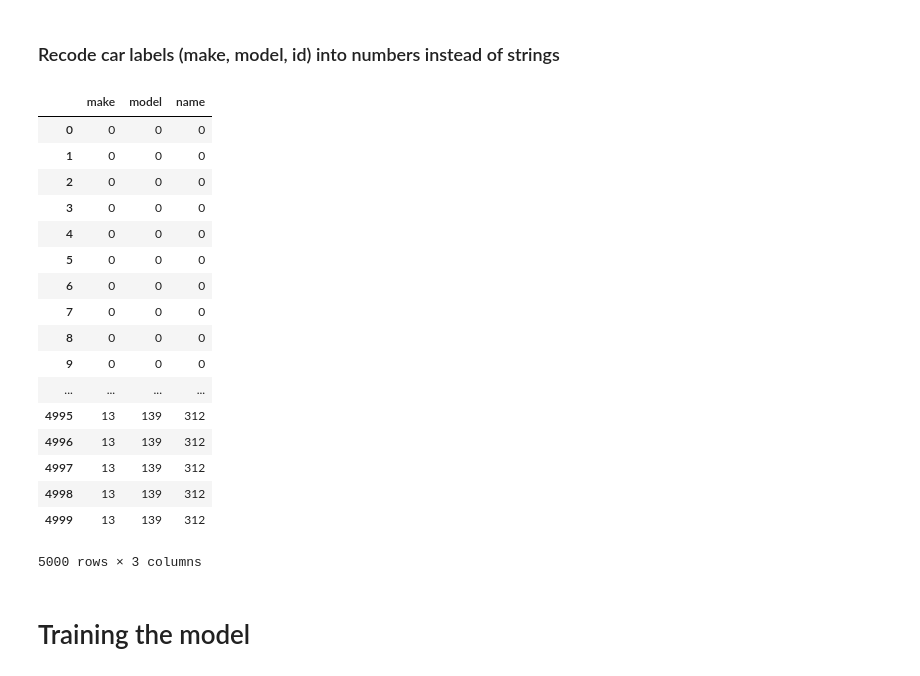
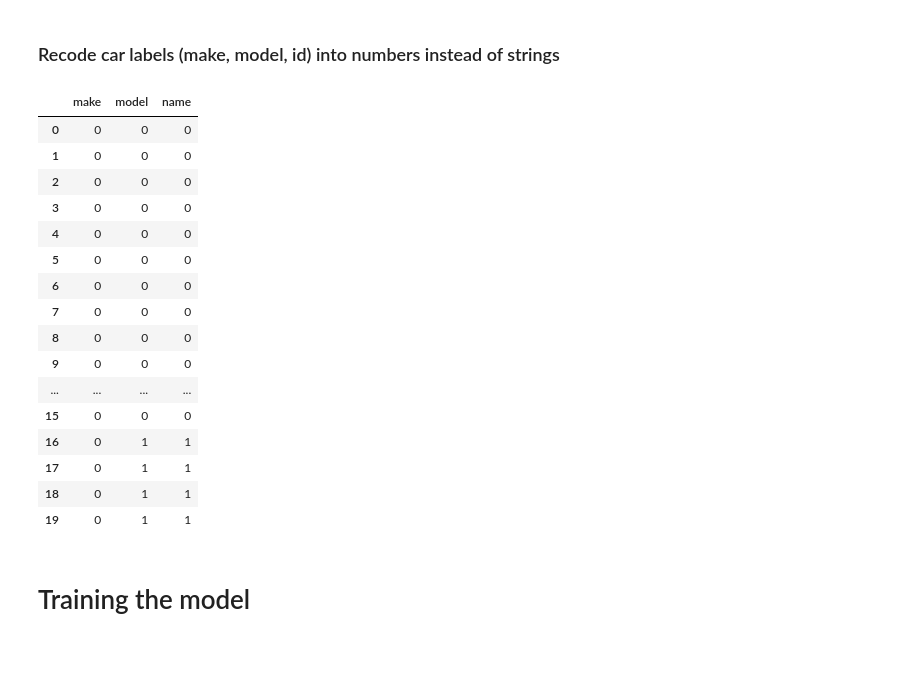
Before and after one commit to mednche/Vehicle-Image-Recognition, a Jupyter notebook: ImageRecognition.ipynb, the cells around one changed output. Cells and saved outputs as stored; diff of their text form; code cells hidden in the pictures.

```diff
--- a/ImageRecognition.ipynb
+++ b/ImageRecognition.ipynb
@@ -242,40 +244,39 @@ for i in range(len(unique_model)):
 
 # Associate each unique id string with a number
 idtonumberdict = {}
 unique_id = y_train.name.unique()
 for i in range(len(unique_id)):
     idtonumberdict[unique_id[i]] = i
 
 
 def makeAndModelToNumber(mydata, makedict, modeldict, iddict):
     mydata_copy = mydata.copy() # make a copy otherwise the changes are made in both df
     for i in range(len(mydata_copy['make'])):
         mydata_copy.loc[i,'make'] = makedict[mydata_copy.loc[i,'make']]
         mydata_copy.loc[i,'model'] = modeldict[mydata_copy.loc[i,'model']]
         mydata_copy.loc[i,'name'] = iddict[mydata_copy.loc[i,'name']]
     return mydata_copy
 
 clean_y_train = makeAndModelToNumber(y_train, maketonumberdict, modeltonumberdict, idtonumberdict)
-clean_y_train.head()
+clean_y_train.head(20)
 # %% [output]
 |  | make | model | name |
 | 0 | 0 | 0 | 0 |
 | 1 | 0 | 0 | 0 |
 | 2 | 0 | 0 | 0 |
 | 3 | 0 | 0 | 0 |
 | 4 | 0 | 0 | 0 |
 | 5 | 0 | 0 | 0 |
 | 6 | 0 | 0 | 0 |
 | 7 | 0 | 0 | 0 |
 | 8 | 0 | 0 | 0 |
 | 9 | 0 | 0 | 0 |
 | ... | ... | ... | ... |
-| 4995 | 13 | 139 | 312 |
-| 4996 | 13 | 139 | 312 |
-| 4997 | 13 | 139 | 312 |
-| 4998 | 13 | 139 | 312 |
-| 4999 | 13 | 139 | 312 |
+| 15 | 0 | 0 | 0 |
+| 16 | 0 | 1 | 1 |
+| 17 | 0 | 1 | 1 |
+| 18 | 0 | 1 | 1 |
+| 19 | 0 | 1 | 1 |
-5000 rows × 3 columns
 # %% [markdown]
 # Training the model
 # %% [markdown]
```
Also changed, not shown: parts of 23 cells of this notebook, 1 other file.
